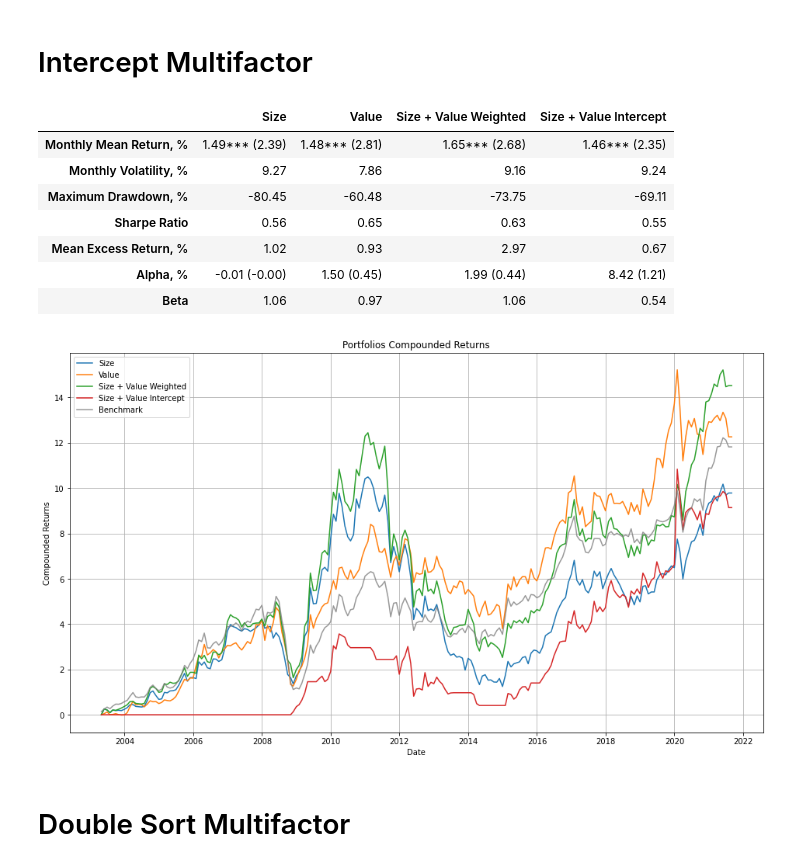
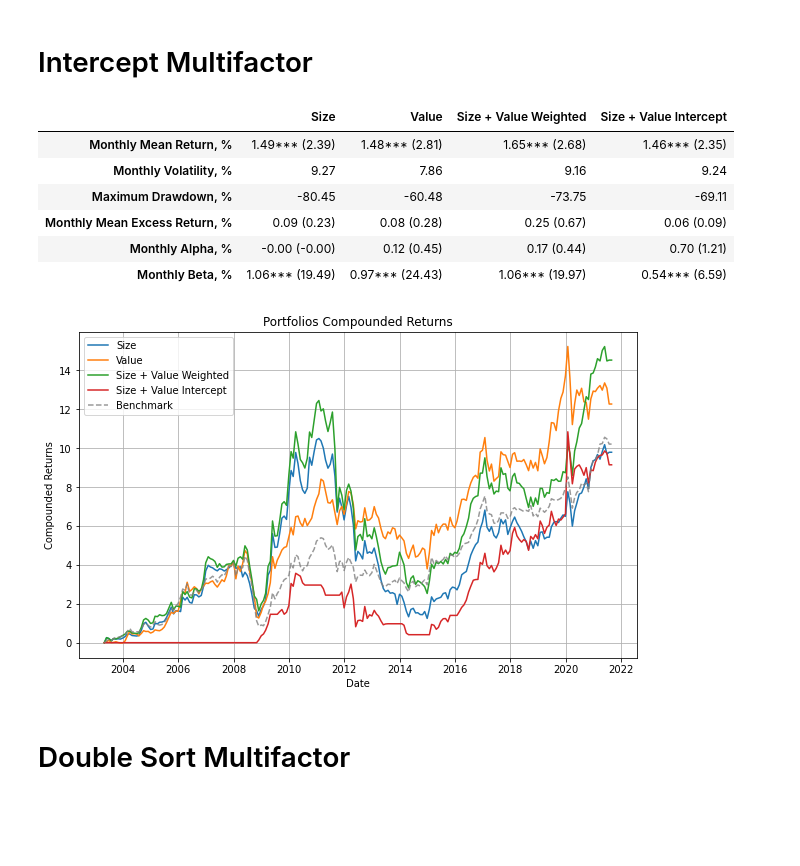
Before and after one commit to atomtosov/pqr, a Jupyter notebook: examples/multifactors.ipynb, the cells around one changed output. Drawn from its saved outputs; the diff is of its cells as text; code cells hidden in the pictures; blank space fills up the shorter version.

```diff
--- a/examples/multifactors.ipynb
+++ b/examples/multifactors.ipynb
@@ -90,19 +108,23 @@ value = mean_transform(pe)
 # %% [markdown]
 Сначала строим однофакторные портфели по топ 20%
 # %%
-size_portfolio = pqr.backtest_portfolio(
-    prices=prices,
-    longs=pqr.quantiles(size, min_q=0, max_q=0.2),
-    name="Size"
+size_portfolio = pqr.Portfolio.backtest(
+    longs=pqr.factors.quantiles(size, min_q=0, max_q=0.2),
+    shorts=None,
+    allocator=pqr.equal_weights,
+    calculator=returns_calculator,
+    name="Size",
 )
 
-value_portfolio = pqr.backtest_portfolio(
-    prices=prices,
-    longs=pqr.quantiles(value, min_q=0, max_q=0.2),
-    name="Value"
+value_portfolio = pqr.Portfolio.backtest(
+    longs=pqr.factors.quantiles(value, min_q=0, max_q=0.2),
+    shorts=None,
+    allocator=pqr.equal_weights,
+    calculator=returns_calculator,
+    name="Value",
 )
 
-summary([size_portfolio, value_portfolio])
+summary.display([size_portfolio, value_portfolio])
 # %% [output]
 |  | Size | Value |
 | Monthly Mean Return, % | 1.49*** (2.39) | 1.48*** (2.81) |
@@ -118,12 +139,14 @@ summary([size_portfolio, value_portfolio])
 # %% [markdown]
 Все просто - сводим мульифакторный выбор к 1-факторному
 # %%
-size_value_weighted_portfolio = pqr.backtest_portfolio(
-    prices=prices,
-    longs=pqr.quantiles(0.5 * size + 0.5 * value, min_q=0, max_q=0.2),
+size_value_weighted_portfolio = pqr.Portfolio.backtest(
+    longs=pqr.factors.quantiles(0.5 * size + 0.5 * value, min_q=0, max_q=0.2),
+    shorts=None,
+    allocator=pqr.equal_weights,
+    calculator=returns_calculator,
     name="Size + Value Weighted"
 )
-summary([size_portfolio, value_portfolio, size_value_weighted_portfolio])
+summary.display([size_portfolio, value_portfolio, size_value_weighted_portfolio])
 # %% [output]
 |  | Size | Value | Size + Value Weighted |
 | Monthly Mean Return, % | 1.49*** (2.39) | 1.48*** (2.81) | 1.65*** (2.68) |
@@ -137,28 +159,30 @@ summary([size_portfolio, value_portfolio, size_value_weighted_portfolio])
 # %% [markdown]
 # Intercept Multifactor
 # %%
-size_value_intercept_portfolio = pqr.backtest_portfolio(
-    prices=prices,
-    longs=pqr.quantiles(size, min_q=0, max_q=0.2) & pqr.quantiles(value, min_q=0, max_q=0.2),
-    name="Size + Value Intercept"
+size_value_intercept_portfolio = pqr.Portfolio.backtest(
+    longs=pqr.factors.quantiles(size, min_q=0, max_q=0.2) &
+            pqr.factors.quantiles(value, min_q=0, max_q=0.2),
+    shorts=None,
+    allocator=pqr.equal_weights,
+    calculator=returns_calculator,
+    name="Size + Value Intercept",
 )
 
-summary([
+summary.display([
     size_portfolio,
     value_portfolio,
     size_value_weighted_portfolio,
     size_value_intercept_portfolio
 ])
 # %% [output]
 |  | Size | Value | Size + Value Weighted | Size + Value Intercept |
 | Monthly Mean Return, % | 1.49*** (2.39) | 1.48*** (2.81) | 1.65*** (2.68) | 1.46*** (2.35) |
 | Monthly Volatility, % | 9.27 | 7.86 | 9.16 | 9.24 |
 | Maximum Drawdown, % | -80.45 | -60.48 | -73.75 | -69.11 |
-| Sharpe Ratio | 0.56 | 0.65 | 0.63 | 0.55 |
-| Mean Excess Return, % | 1.02 | 0.93 | 2.97 | 0.67 |
-| Alpha, % | -0.01 (-0.00) | 1.50 (0.45) | 1.99 (0.44) | 8.42 (1.21) |
-| Beta | 1.06 | 0.97 | 1.06 | 0.54 |
+| Monthly Mean Excess Return, % | 0.09 (0.23) | 0.08 (0.28) | 0.25 (0.67) | 0.06 (0.09) |
+| Monthly Alpha, % | -0.00 (-0.00) | 0.12 (0.45) | 0.17 (0.44) | 0.70 (1.21) |
+| Monthly Beta, % | 1.06*** (19.49) | 0.97*** (24.43) | 1.06*** (19.97) | 0.54*** (6.59) |
-[figure, old version]
+[figure, new version]
 # %% [markdown]
 # Double Sort Multifactor
 # %%
```
Also changed, not shown: parts of 8 cells of this notebook, 9 other files.
